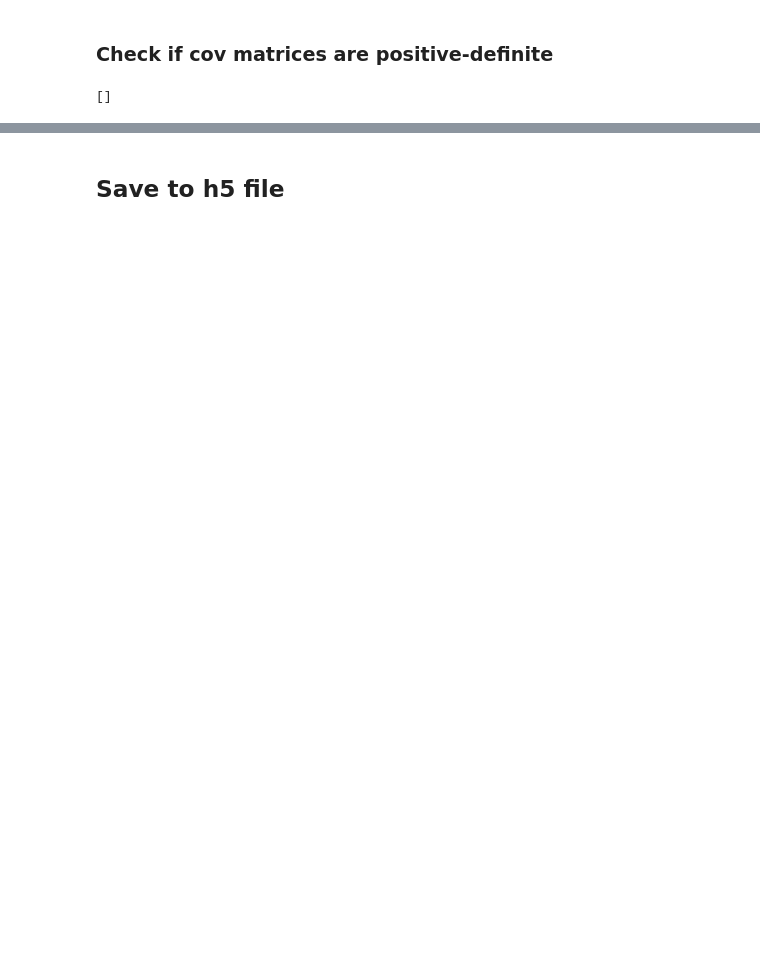
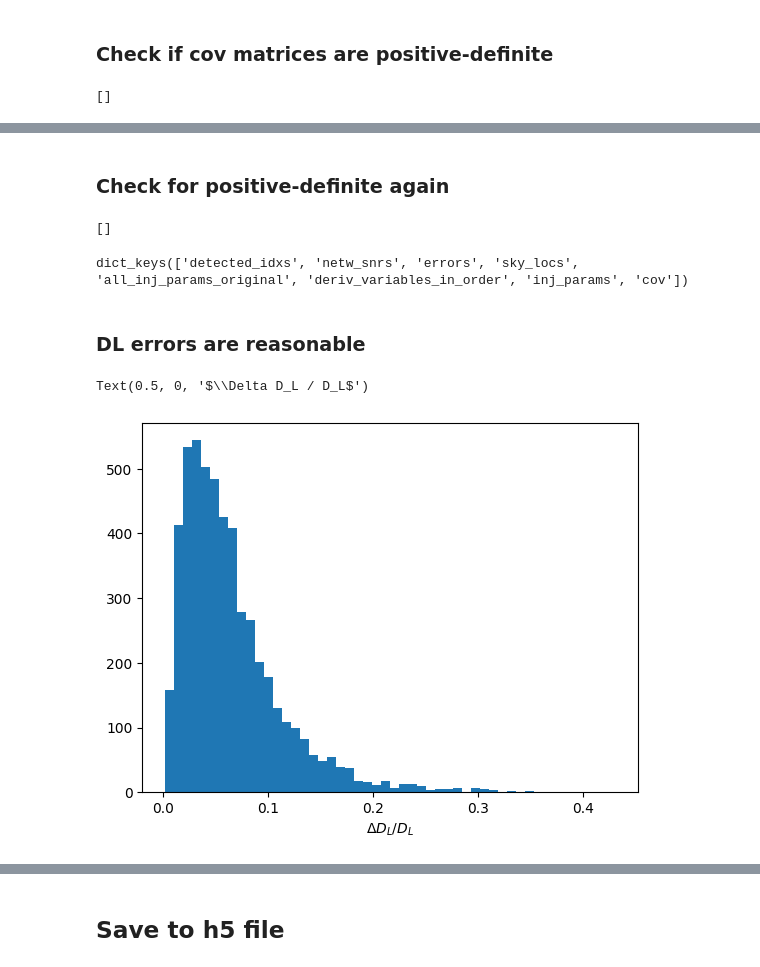
Before and after one commit to divyajyoti09/next_gen_detect, a Jupyter notebook: A-sharp_z_peak_mapping/gwfish_err_calc.ipynb, the cells around one changed output, grey strips where cells are left out. Drawn from its saved outputs; the diff is of its cells as text; code cells hidden in the pictures; blank space fills up the shorter version.

```diff
--- a/A-sharp_z_peak_mapping/gwfish_err_calc.ipynb
+++ b/A-sharp_z_peak_mapping/gwfish_err_calc.ipynb
@@ -452,0 +572,2 @@ for i, z in enumerate(pd.DataFrame(results['all_inj_params_original'])['redshift
+# %% [markdown]
+### Check for positive-definite again
@@ -452,0 +582,16 @@ for i, z in enumerate(pd.DataFrame(results['all_inj_params_original'])['redshift
+# %%
+failed2
+# %% [output]
+[]
+# %%
+results.keys()
+# %% [output]
+dict_keys(['detected_idxs', 'netw_snrs', 'errors', 'sky_locs', 'all_inj_params_original', 'deriv_variables_in_order', 'inj_params', 'cov'])
+# %% [markdown]
+### DL errors are reasonable
+# %%
+plt.hist(results_updated['errors']['luminosity_distance']/results_updated['all_inj_params_original']['distance'], bins=50);
+plt.xlabel('$\Delta D_L / D_L$')
+# %% [output]
+Text(0.5, 0, '$\\Delta D_L / D_L$')
+[figure, added]
```
Also changed, not shown: parts of 91 cells of this notebook, 17 other files.
